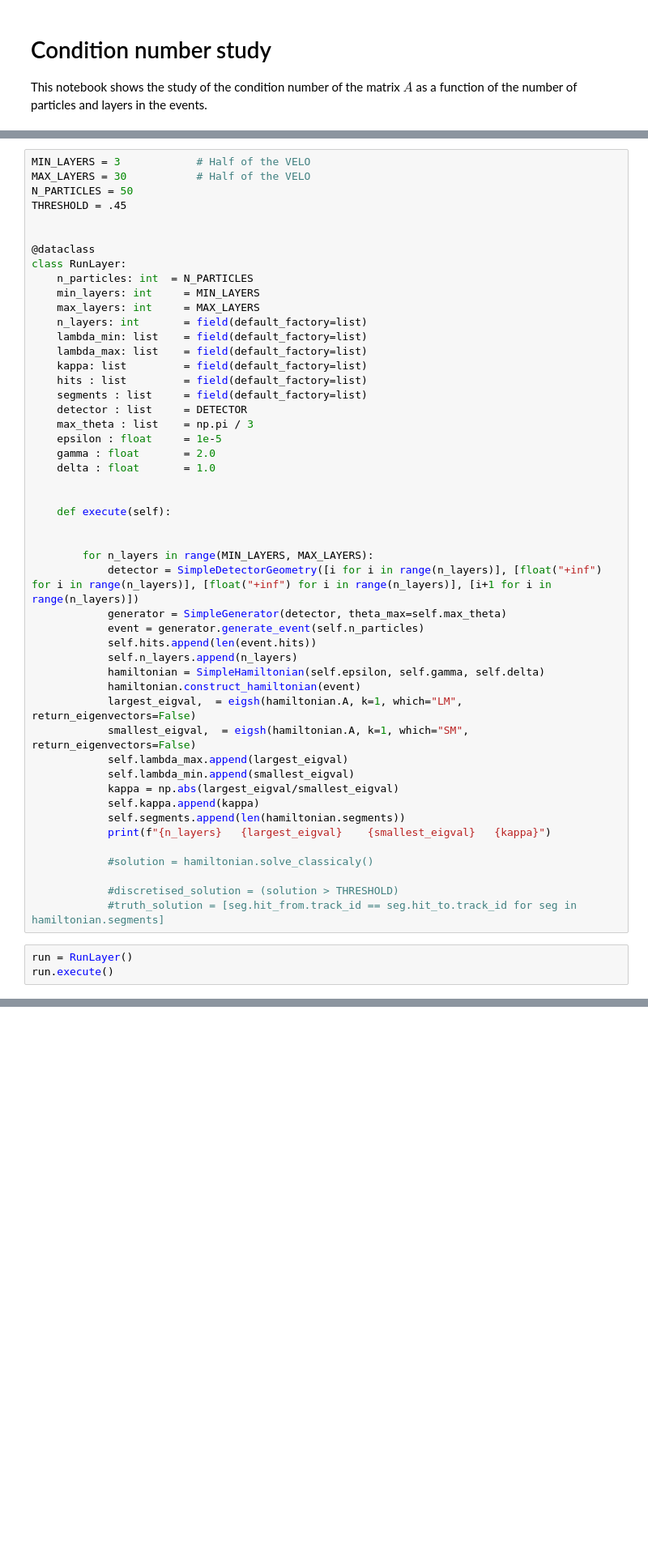
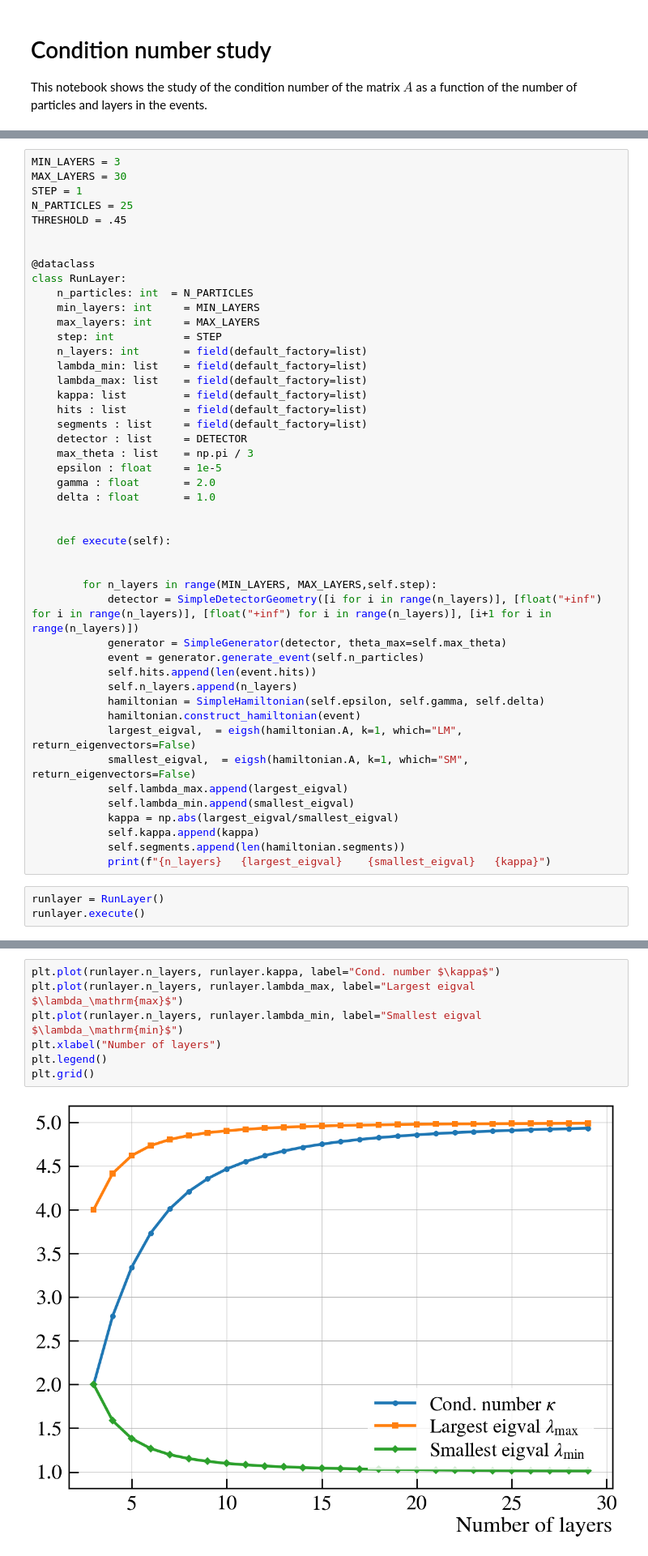
Before and after one commit to dnicotra/TrackHHL, a Jupyter notebook: notebooks/kappa.ipynb, the cells around one changed output, grey strips where cells are left out. Shown at 81% size. Saved outputs shown, nothing was run; the diff lists cells and outputs as text; blank space fills up the shorter version.

```diff
--- a/notebooks/kappa.ipynb
+++ b/notebooks/kappa.ipynb
@@ -95,7 +100,8 @@ In this case we keep the number of particles constant to 50 and vary the number
 # %%
-MIN_LAYERS = 3            # Half of the VELO
-MAX_LAYERS = 30           # Half of the VELO
-N_PARTICLES = 50
+MIN_LAYERS = 3
+MAX_LAYERS = 30
+STEP = 1
+N_PARTICLES = 25
 THRESHOLD = .45
 
 
@@ -104,6 +110,7 @@ class RunLayer:
     n_particles: int  = N_PARTICLES
     min_layers: int     = MIN_LAYERS
     max_layers: int     = MAX_LAYERS
+    step: int           = STEP
     n_layers: int       = field(default_factory=list)
     lambda_min: list    = field(default_factory=list)
     lambda_max: list    = field(default_factory=list)
@@ -120,7 +127,7 @@ class RunLayer:
     def execute(self):
 
 
-        for n_layers in range(MIN_LAYERS, MAX_LAYERS):
+        for n_layers in range(MIN_LAYERS, MAX_LAYERS,self.step):
             detector = SimpleDetectorGeometry([i for i in range(n_layers)], [float("+inf") for i in range(n_layers)], [float("+inf") for i in range(n_layers)], [i+1 for i in range(n_layers)])
             generator = SimpleGenerator(detector, theta_max=self.max_theta)
             event = generator.generate_event(self.n_particles)
@@ -136,12 +143,7 @@ class RunLayer:
             self.kappa.append(kappa)
             self.segments.append(len(hamiltonian.segments))
             print(f"{n_layers}   {largest_eigval}    {smallest_eigval}   {kappa}")
-
-            #solution = hamiltonian.solve_classicaly()
-
-            #discretised_solution = (solution > THRESHOLD)
-            #truth_solution = [seg.hit_from.track_id == seg.hit_to.track_id for seg in hamiltonian.segments]
 # %%
-run = RunLayer()
-run.execute()
+runlayer = RunLayer()
+runlayer.execute()
 # %% [output]
@@ -171,3 +167,12 @@ NameError: name 'plt' is not defined
+# %%
+plt.plot(runlayer.n_layers, runlayer.kappa, label="Cond. number $\kappa$")
+plt.plot(runlayer.n_layers, runlayer.lambda_max, label="Largest eigval $\lambda_\mathrm{max}$")
+plt.plot(runlayer.n_layers, runlayer.lambda_min, label="Smallest eigval $\lambda_\mathrm{min}$")
+plt.xlabel("Number of layers")
+plt.legend()
+plt.grid()
+# %% [output]
+[figure, added]
 # %% [markdown]
 ## Conclusions
 
```
Also changed, not shown: parts of 9 cells of this notebook, 4 other files.
